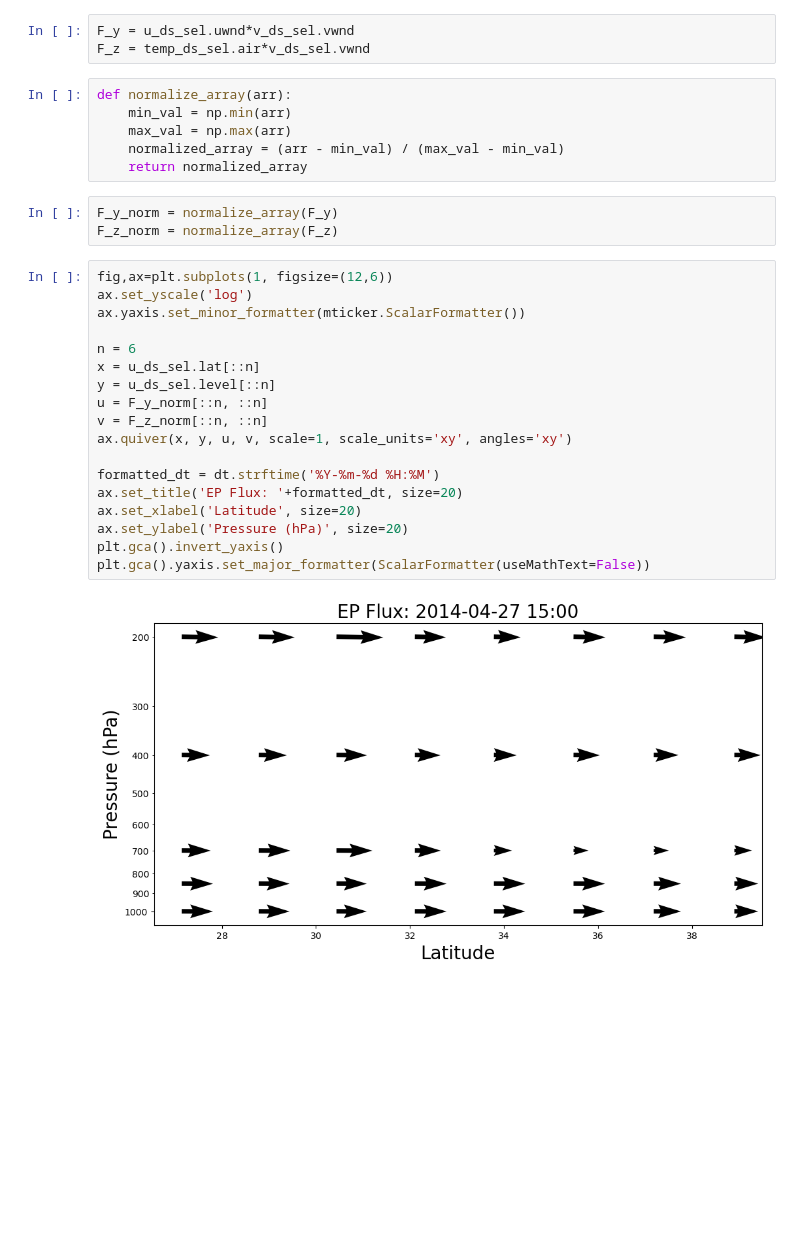
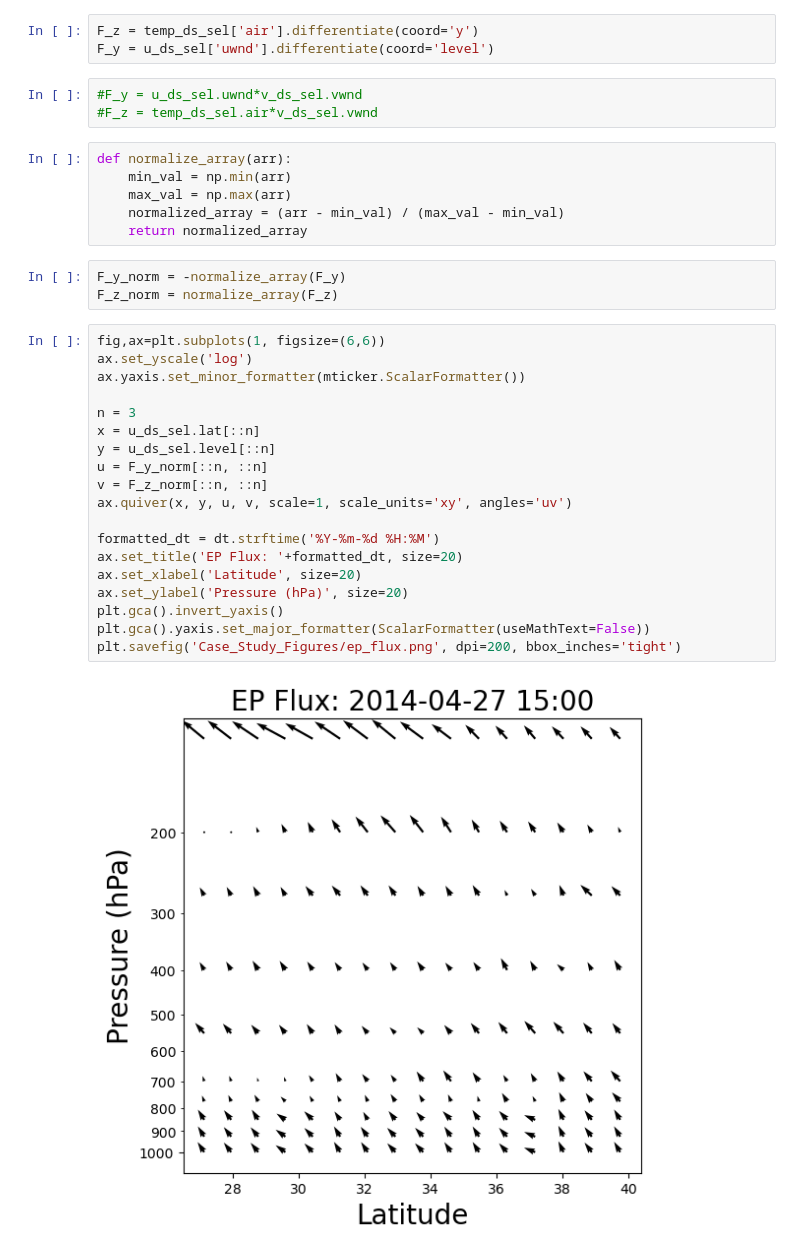
Before and after one commit to jesseturner/Dust_Plumes, a Jupyter notebook: MeridionalCrossSection.ipynb, the cells around one changed output. Drawn from its saved outputs; the diff is of its cells as text; blank space fills up the shorter version.

Commit message:
New attempt at EP flux estimation

```diff
--- a/MeridionalCrossSection.ipynb
+++ b/MeridionalCrossSection.ipynb
@@ -161,9 +161,12 @@ y=slice(2000000, 3500000)
 u_ds_sel = u_ds.sel(time=dt, x=x, y=y)
 v_ds_sel = v_ds.sel(time=dt, x=x, y=y)
 temp_ds_sel = temp_ds.sel(time=dt, x=x, y=y)
+# %%
+F_z = temp_ds_sel['air'].differentiate(coord='y')
+F_y = u_ds_sel['uwnd'].differentiate(coord='level')
 # %%
-F_y = u_ds_sel.uwnd*v_ds_sel.vwnd
-F_z = temp_ds_sel.air*v_ds_sel.vwnd
+#F_y = u_ds_sel.uwnd*v_ds_sel.vwnd
+#F_z = temp_ds_sel.air*v_ds_sel.vwnd
 # %%
 def normalize_array(arr):
     min_val = np.min(arr)
@@ -171,25 +174,26 @@ def normalize_array(arr):
     normalized_array = (arr - min_val) / (max_val - min_val)
     return normalized_array
 # %%
-F_y_norm = normalize_array(F_y)
+F_y_norm = -normalize_array(F_y)
 F_z_norm = normalize_array(F_z)
 # %%
-fig,ax=plt.subplots(1, figsize=(12,6))
+fig,ax=plt.subplots(1, figsize=(6,6))
 ax.set_yscale('log')
 ax.yaxis.set_minor_formatter(mticker.ScalarFormatter())
 
-n = 6
+n = 3
 x = u_ds_sel.lat[::n]
 y = u_ds_sel.level[::n]
 u = F_y_norm[::n, ::n]
 v = F_z_norm[::n, ::n]
-ax.quiver(x, y, u, v, scale=1, scale_units='xy', angles='xy')
+ax.quiver(x, y, u, v, scale=1, scale_units='xy', angles='uv')
 
 formatted_dt = dt.strftime('%Y-%m-%d %H:%M')
 ax.set_title('EP Flux: '+formatted_dt, size=20)
 ax.set_xlabel('Latitude', size=20)
 ax.set_ylabel('Pressure (hPa)', size=20)
 plt.gca().invert_yaxis()
 plt.gca().yaxis.set_major_formatter(ScalarFormatter(useMathText=False))
+plt.savefig('Case_Study_Figures/ep_flux.png', dpi=200, bbox_inches='tight')
 # %% [output]
-[figure, old version]
+[figure, new version]
```
